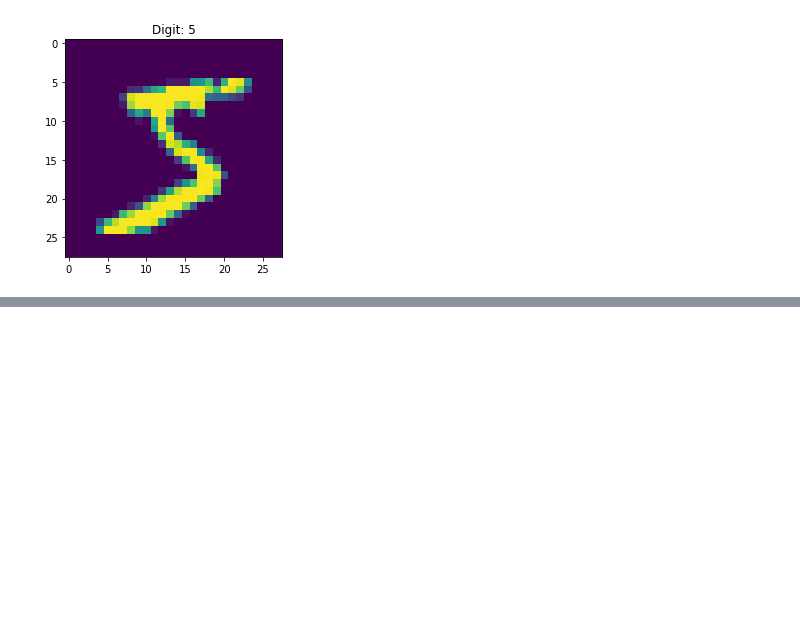
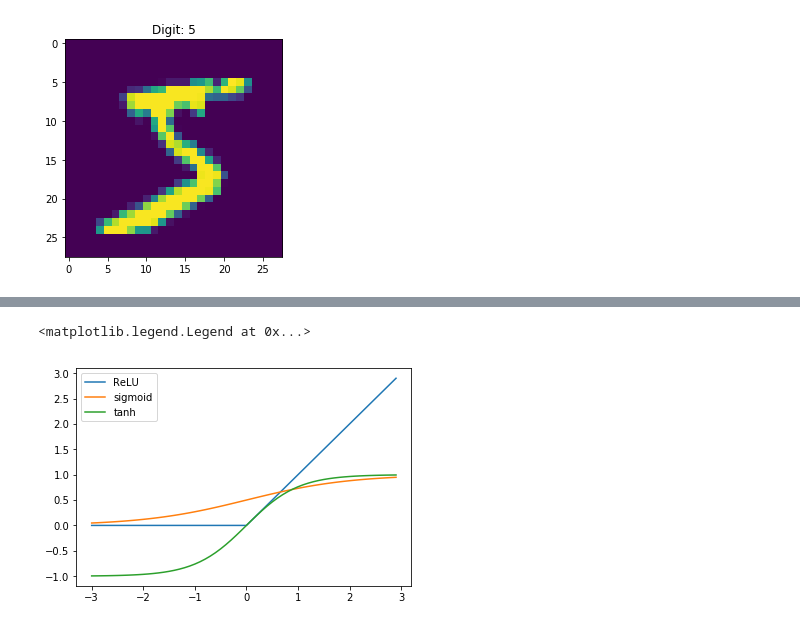
Before and after one commit to nycresistor/ml-keras-class, a Jupyter notebook: ML-TF-Keras.ipynb, the cells around one changed output, grey strips where cells are left out. Cells and saved outputs as stored; diff of their text form; code cells hidden in the pictures; blank space fills up the shorter version.

```diff
--- a/ML-TF-Keras.ipynb
+++ b/ML-TF-Keras.ipynb
@@ -74,0 +148,9 @@ Text(0.5, 1.0, 'Digit: 5')
+# %%
+from tensorflow.keras.activations import *
+xs = arange(-3,3,.1)
+for f in [relu, sigmoid, tanh]:
+    plot(xs, f(xs))
+legend(["ReLU","sigmoid","tanh"])
+# %% [output]
+<matplotlib.legend.Legend at 0x...>
+[figure, added]
```
Also changed, not shown: parts of 18 cells of this notebook, 3 other files.
